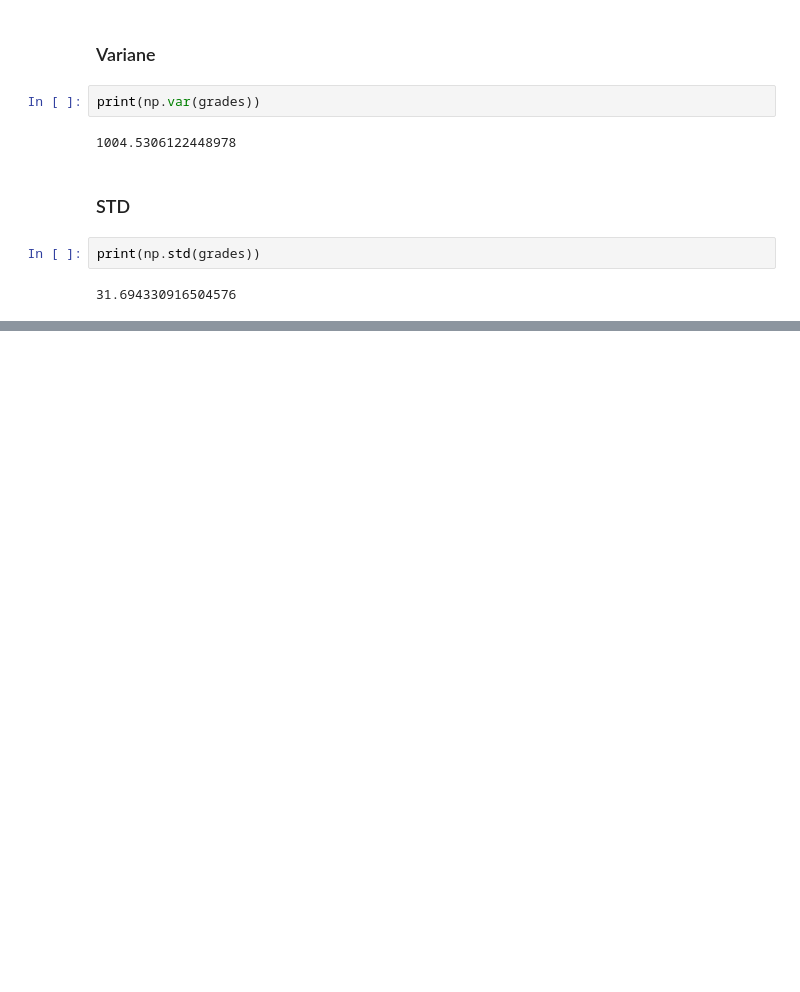
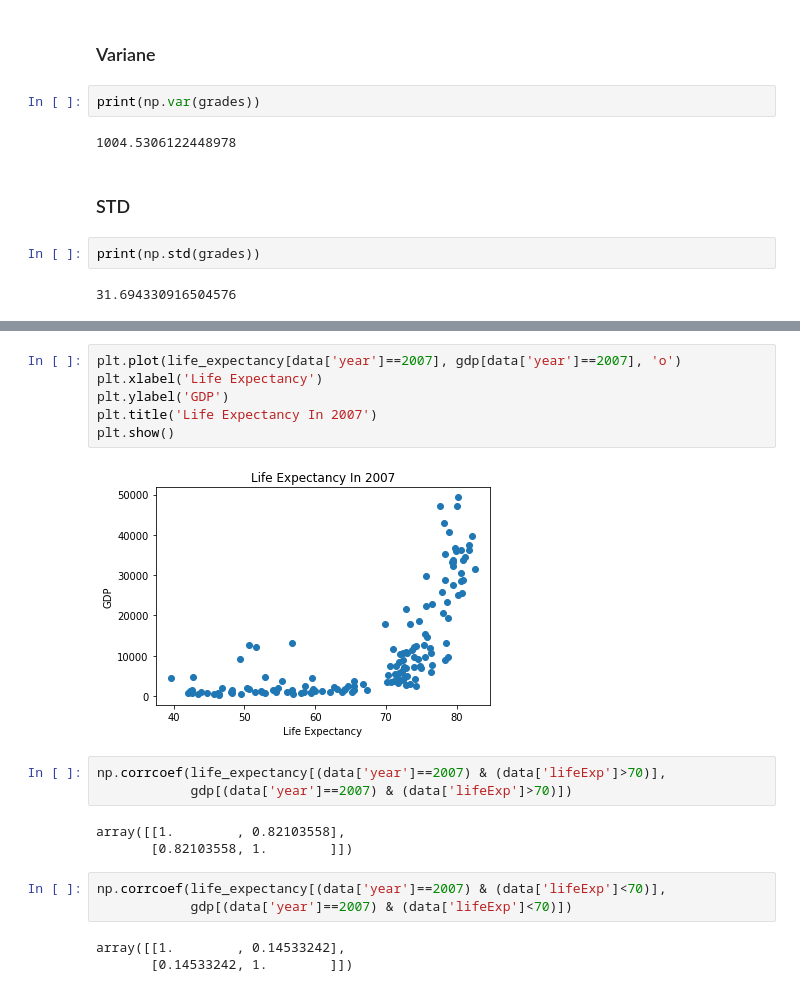
Before and after one commit to azwri/data-science-barmej, a Jupyter notebook: exercises/statistic.ipynb, the cells around one changed output, grey strips where cells are left out. Drawn from its saved outputs; the diff is of its cells as text; blank space fills up the shorter version.

```diff
--- a/exercises/statistic.ipynb
+++ b/exercises/statistic.ipynb
@@ -45,0 +139,20 @@ print(np.std(grades))
+# %%
+plt.plot(life_expectancy[data['year']==2007], gdp[data['year']==2007], 'o')
+plt.xlabel('Life Expectancy')
+plt.ylabel('GDP')
+plt.title('Life Expectancy In 2007')
+plt.show()
+# %% [output]
+[figure, added]
+# %%
+np.corrcoef(life_expectancy[(data['year']==2007) & (data['lifeExp']>70)],
+            gdp[(data['year']==2007) & (data['lifeExp']>70)])
+# %% [output]
+array([[1.        , 0.82103558],
+       [0.82103558, 1.        ]])
+# %%
+np.corrcoef(life_expectancy[(data['year']==2007) & (data['lifeExp']<70)],
+            gdp[(data['year']==2007) & (data['lifeExp']<70)])
+# %% [output]
+array([[1.        , 0.14533242],
+       [0.14533242, 1.        ]])
```
Also changed, not shown: parts of 12 cells of this notebook, 12 other files.
